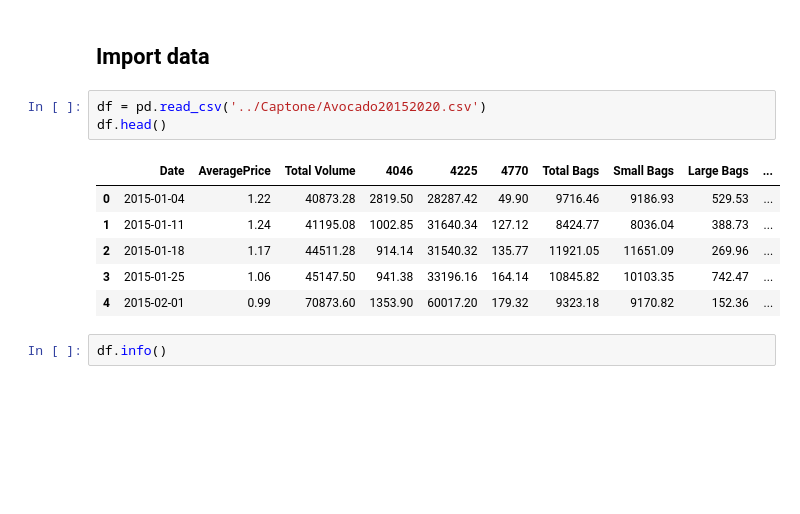
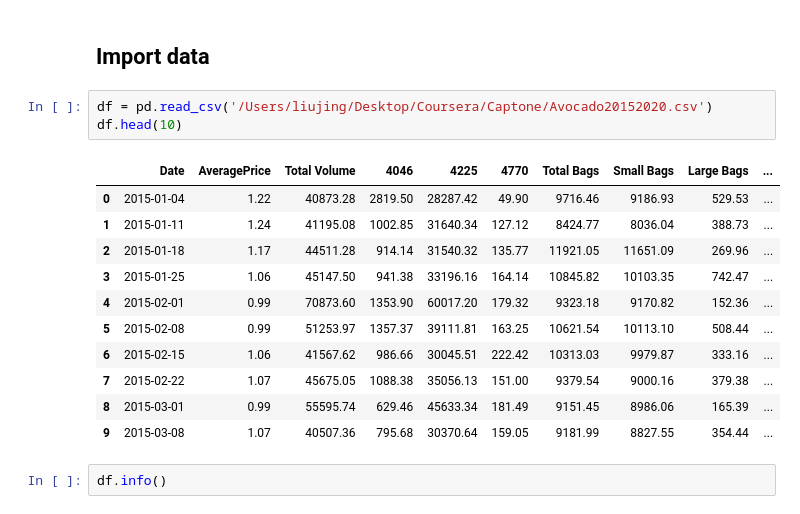
Before and after one commit to jingliu8876133/AvocadoData, a Jupyter notebook: 1AvocadoDataCleansingFeatureCreation.ipynb, the cells around one changed output. Drawn from its saved outputs; the diff is of its cells as text; blank space fills up the shorter version.

```diff
--- a/1AvocadoDataCleansingFeatureCreation.ipynb
+++ b/1AvocadoDataCleansingFeatureCreation.ipynb
@@ -110,15 +110,20 @@ import json
 # %% [markdown]
 ## Import data
 # %%
-df = pd.read_csv('../Captone/Avocado20152020.csv')
-df.head()
+df = pd.read_csv('/Users/liujing/Desktop/Coursera/Captone/Avocado20152020.csv')
+df.head(10)
 # %% [output]
 |  | Date | AveragePrice | Total Volume | 4046 | 4225 | 4770 | Total Bags | Small Bags | Large Bags | ... |
 | 0 | 2015-01-04 | 1.22 | 40873.28 | 2819.50 | 28287.42 | 49.90 | 9716.46 | 9186.93 | 529.53 | ... |
 | 1 | 2015-01-11 | 1.24 | 41195.08 | 1002.85 | 31640.34 | 127.12 | 8424.77 | 8036.04 | 388.73 | ... |
 | 2 | 2015-01-18 | 1.17 | 44511.28 | 914.14 | 31540.32 | 135.77 | 11921.05 | 11651.09 | 269.96 | ... |
 | 3 | 2015-01-25 | 1.06 | 45147.50 | 941.38 | 33196.16 | 164.14 | 10845.82 | 10103.35 | 742.47 | ... |
 | 4 | 2015-02-01 | 0.99 | 70873.60 | 1353.90 | 60017.20 | 179.32 | 9323.18 | 9170.82 | 152.36 | ... |
+| 5 | 2015-02-08 | 0.99 | 51253.97 | 1357.37 | 39111.81 | 163.25 | 10621.54 | 10113.10 | 508.44 | ... |
+| 6 | 2015-02-15 | 1.06 | 41567.62 | 986.66 | 30045.51 | 222.42 | 10313.03 | 9979.87 | 333.16 | ... |
+| 7 | 2015-02-22 | 1.07 | 45675.05 | 1088.38 | 35056.13 | 151.00 | 9379.54 | 9000.16 | 379.38 | ... |
+| 8 | 2015-03-01 | 0.99 | 55595.74 | 629.46 | 45633.34 | 181.49 | 9151.45 | 8986.06 | 165.39 | ... |
+| 9 | 2015-03-08 | 1.07 | 40507.36 | 795.68 | 30370.64 | 159.05 | 9181.99 | 8827.55 | 354.44 | ... |
 # %%
 df.info()
 # %% [output]
```
Also changed, not shown: parts of 59 cells of this notebook, 3 other files.
